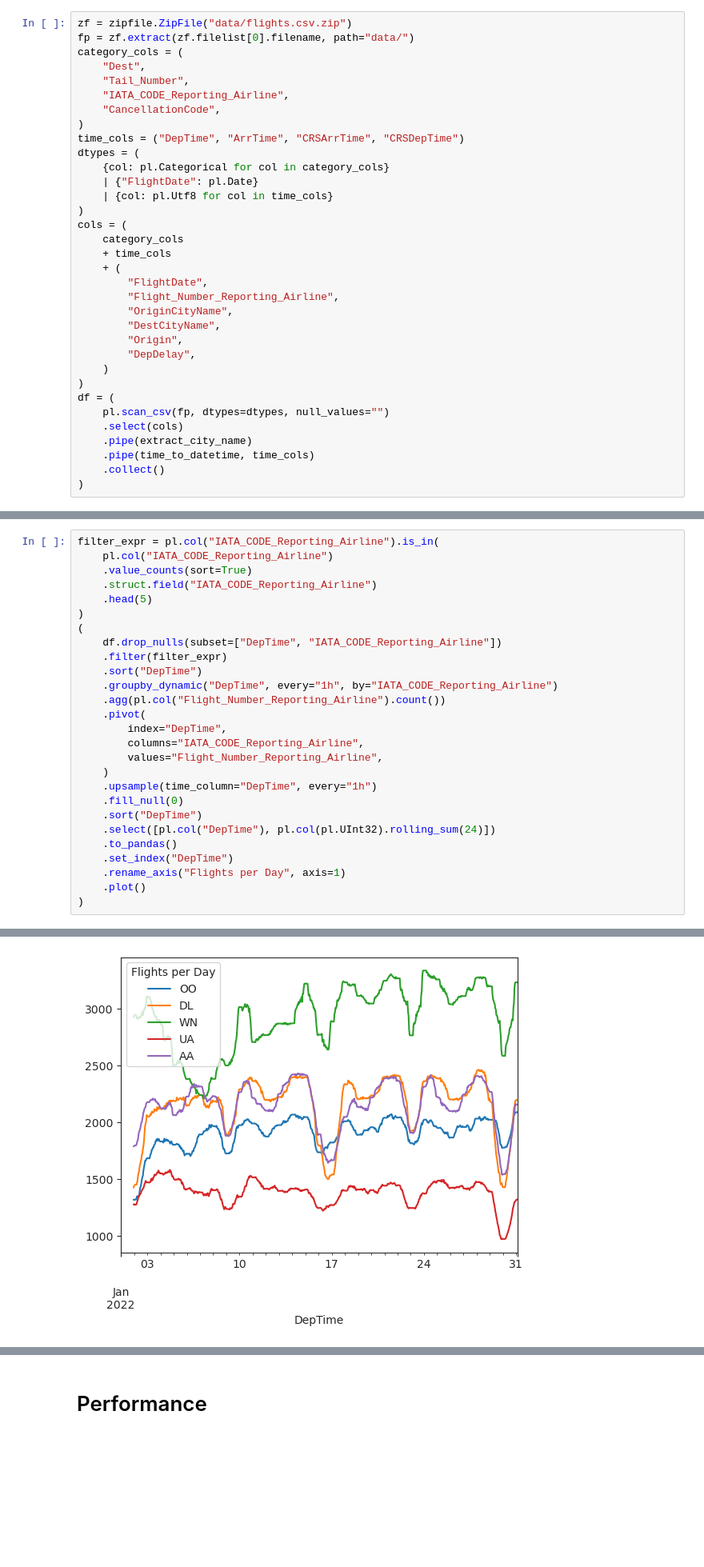
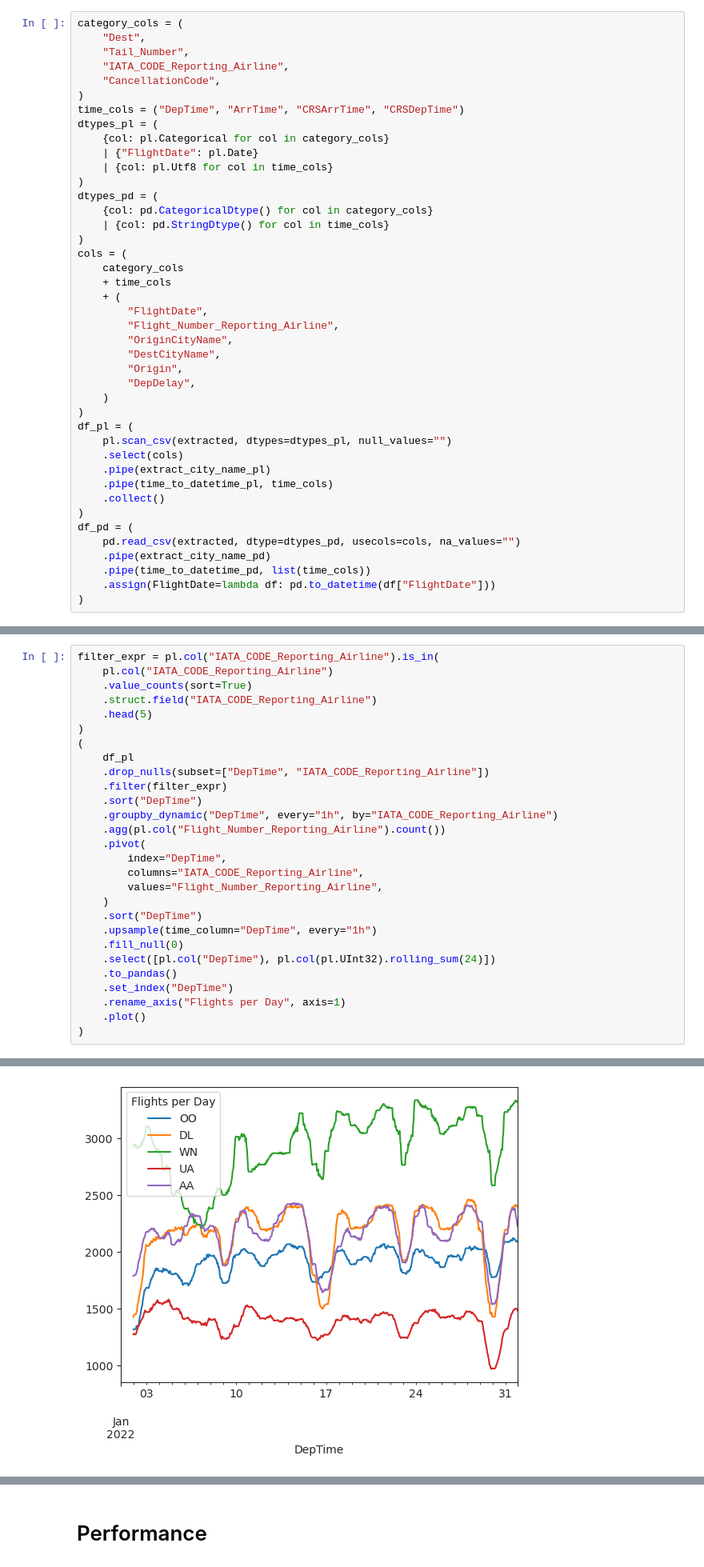
Before and after one commit to kevinheavey/modern-polars, a Jupyter notebook: performance.ipynb, the cells around one changed output, grey strips where cells are left out. Shown at 80% size. Saved outputs shown, nothing was run; the diff lists cells and outputs as text; blank space fills up the shorter version.

```diff
--- a/performance.ipynb
+++ b/performance.ipynb
@@ -83,6 +91,4 @@ if not dest.exists():
 # %%
-zf = zipfile.ZipFile("data/flights.csv.zip")
-fp = zf.extract(zf.filelist[0].filename, path="data/")
 category_cols = (
     "Dest",
     "Tail_Number",
@@ -90,10 +96,14 @@ category_cols = (
     "CancellationCode",
 )
 time_cols = ("DepTime", "ArrTime", "CRSArrTime", "CRSDepTime")
-dtypes = (
+dtypes_pl = (
     {col: pl.Categorical for col in category_cols}
     | {"FlightDate": pl.Date}
     | {col: pl.Utf8 for col in time_cols}
+)
+dtypes_pd = (
+    {col: pd.CategoricalDtype() for col in category_cols}
+    | {col: pd.StringDtype() for col in time_cols}
 )
 cols = (
     category_cols
@@ -107,12 +117,18 @@ cols = (
         "DepDelay",
     )
 )
-df = (
-    pl.scan_csv(fp, dtypes=dtypes, null_values="")
+df_pl = (
+    pl.scan_csv(extracted, dtypes=dtypes_pl, null_values="")
     .select(cols)
-    .pipe(extract_city_name)
-    .pipe(time_to_datetime, time_cols)
+    .pipe(extract_city_name_pl)
+    .pipe(time_to_datetime_pl, time_cols)
     .collect()
 )
+df_pd = (
+    pd.read_csv(extracted, dtype=dtypes_pd, usecols=cols, na_values="")
+    .pipe(extract_city_name_pd)
+    .pipe(time_to_datetime_pd, list(time_cols))
+    .assign(FlightDate=lambda df: pd.to_datetime(df["FlightDate"]))
+)
 # %%
 (
@@ -147,31 +163,32 @@ df = (
 # %%
 filter_expr = pl.col("IATA_CODE_Reporting_Airline").is_in(
     pl.col("IATA_CODE_Reporting_Airline")
     .value_counts(sort=True)
     .struct.field("IATA_CODE_Reporting_Airline")
     .head(5)
 )
 (
-    df.drop_nulls(subset=["DepTime", "IATA_CODE_Reporting_Airline"])
+    df_pl
+    .drop_nulls(subset=["DepTime", "IATA_CODE_Reporting_Airline"])
     .filter(filter_expr)
     .sort("DepTime")
     .groupby_dynamic("DepTime", every="1h", by="IATA_CODE_Reporting_Airline")
     .agg(pl.col("Flight_Number_Reporting_Airline").count())
     .pivot(
         index="DepTime",
         columns="IATA_CODE_Reporting_Airline",
         values="Flight_Number_Reporting_Airline",
     )
+    .sort("DepTime")
     .upsample(time_column="DepTime", every="1h")
     .fill_null(0)
-    .sort("DepTime")
     .select([pl.col("DepTime"), pl.col(pl.UInt32).rolling_sum(24)])
     .to_pandas()
     .set_index("DepTime")
     .rename_axis("Flights per Day", axis=1)
     .plot()
 )
 # %% [output]
 <AxesSubplot: xlabel='DepTime'>
-[figure, old version]
+[figure, new version]
 # %%
```
Also changed, not shown: parts of 7 cells of this notebook.
